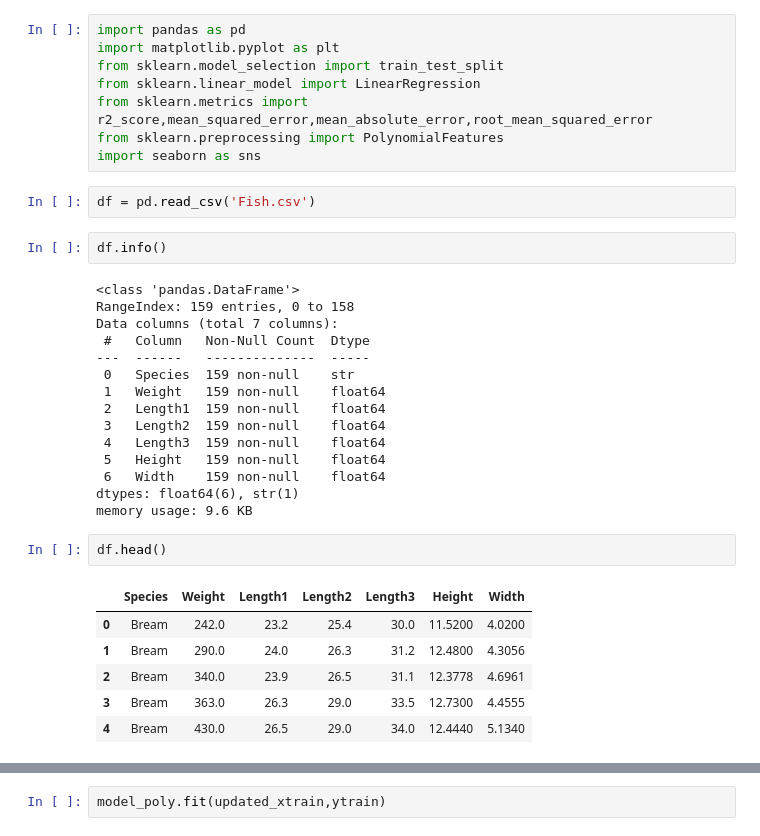
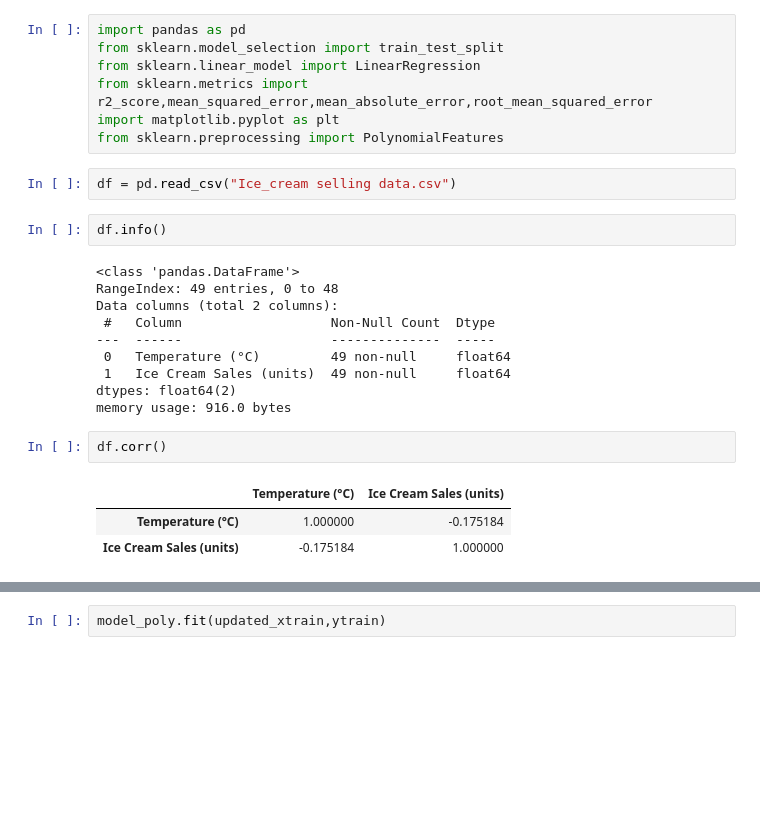
Before and after one commit to dhanush0823-git/Machine_Learning01, a Jupyter notebook: Regrission/ICS_DataSet.ipynb, the cells around one changed output, grey strips where cells are left out. Cells and saved outputs as stored; diff of their text form; blank space fills up the shorter version.

```diff
--- a/fish.ipynb
+++ b/Regrission/ICS_DataSet.ipynb
@@ -1,36 +1,27 @@
 # %%
 import pandas as pd
-import matplotlib.pyplot as plt
 from sklearn.model_selection import train_test_split
 from sklearn.linear_model import LinearRegression
 from sklearn.metrics import r2_score,mean_squared_error,mean_absolute_error,root_mean_squared_error
+import matplotlib.pyplot as plt
 from sklearn.preprocessing import PolynomialFeatures
-import seaborn as sns
 # %%
-df = pd.read_csv('Fish.csv')
+df = pd.read_csv("Ice_cream selling data.csv")
 # %%
 df.info()
 # %% [output]
 <class 'pandas.DataFrame'>
-RangeIndex: 159 entries, 0 to 158
-Data columns (total 7 columns):
- #   Column   Non-Null Count  Dtype
----  ------   --------------  -----
- 0   Species  159 non-null    str
- 1   Weight   159 non-null    float64
- 2   Length1  159 non-null    float64
- 3   Length2  159 non-null    float64
- 4   Length3  159 non-null    float64
- 5   Height   159 non-null    float64
- 6   Width    159 non-null    float64
-dtypes: float64(6), str(1)
-memory usage: 9.6 KB
+RangeIndex: 49 entries, 0 to 48
+Data columns (total 2 columns):
+ #   Column                   Non-Null Count  Dtype
+---  ------                   --------------  -----
+ 0   Temperature (°C)         49 non-null     float64
+ 1   Ice Cream Sales (units)  49 non-null     float64
+dtypes: float64(2)
+memory usage: 916.0 bytes
 # %%
-df.head()
+df.corr()
 # %% [output]
-|  | Species | Weight | Length1 | Length2 | Length3 | Height | Width |
-| 0 | Bream | 242.0 | 23.2 | 25.4 | 30.0 | 11.5200 | 4.0200 |
-| 1 | Bream | 290.0 | 24.0 | 26.3 | 31.2 | 12.4800 | 4.3056 |
-| 2 | Bream | 340.0 | 23.9 | 26.5 | 31.1 | 12.3778 | 4.6961 |
-| 3 | Bream | 363.0 | 26.3 | 29.0 | 33.5 | 12.7300 | 4.4555 |
-| 4 | Bream | 430.0 | 26.5 | 29.0 | 34.0 | 12.4440 | 5.1340 |
+|  | Temperature (°C) | Ice Cream Sales (units) |
+| Temperature (°C) | 1.000000 | -0.175184 |
+| Ice Cream Sales (units) | -0.175184 | 1.000000 |
```
Also changed, not shown: parts of 27 cells of this notebook, 7 other files.
